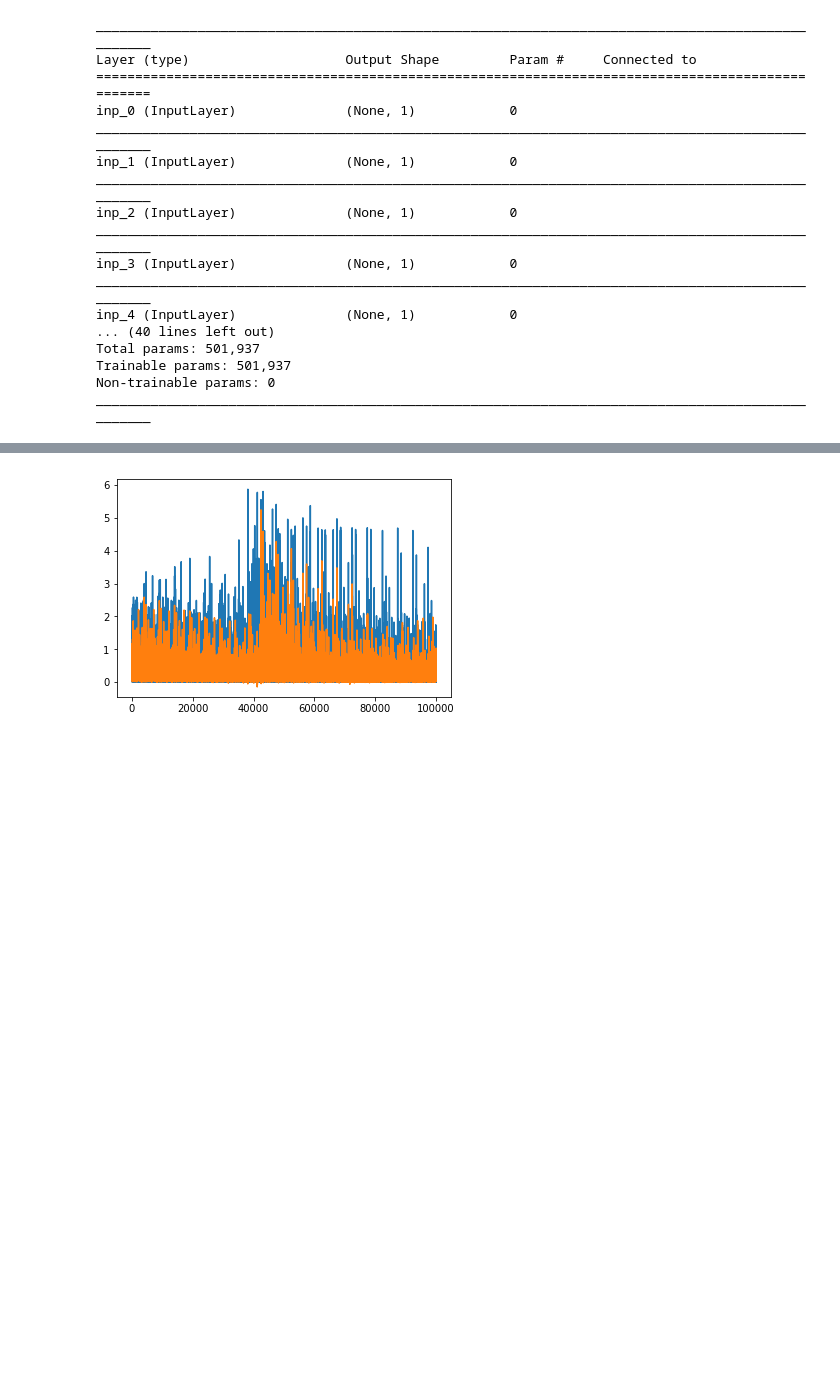
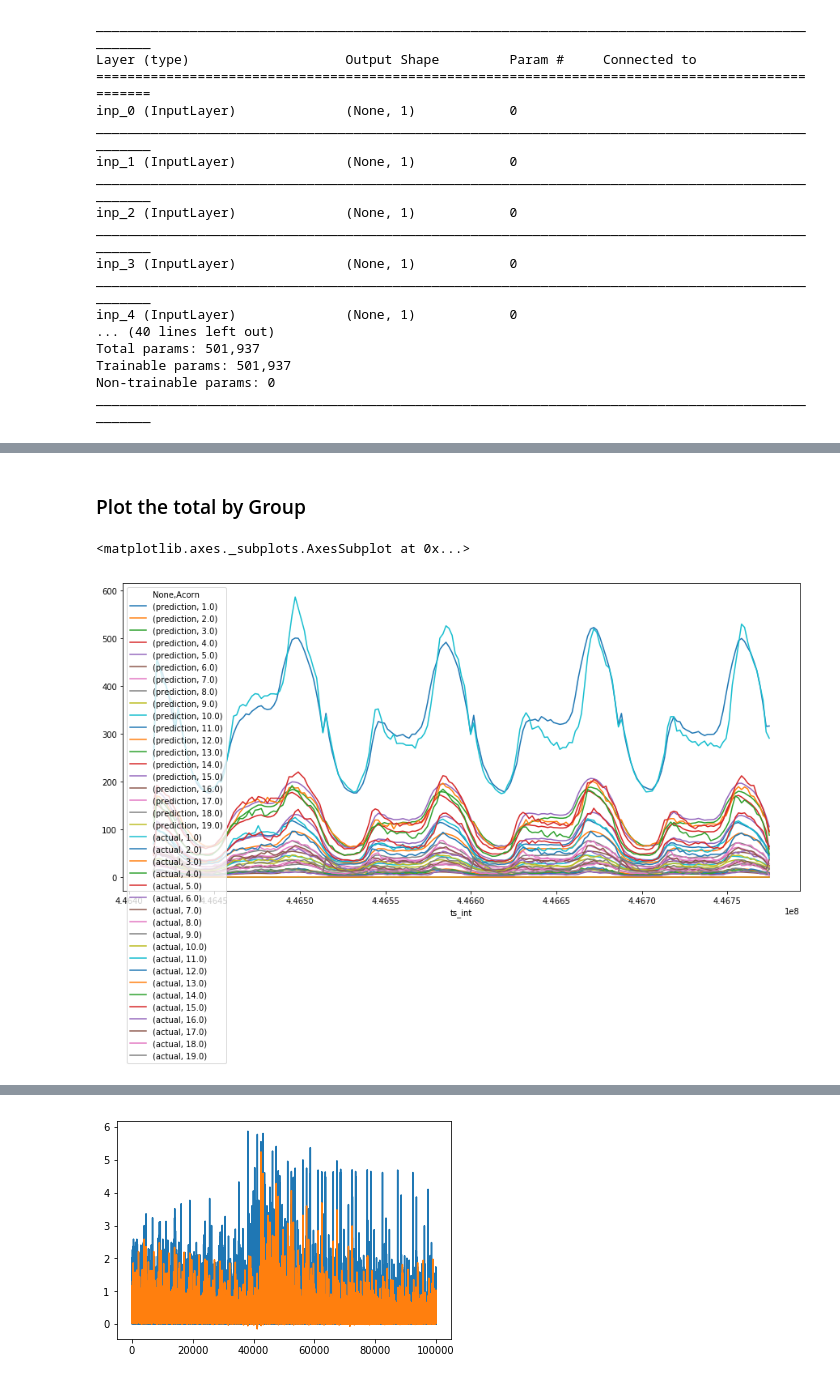
Before and after one commit to elfayoumi/westernpower-smartmeter, a Jupyter notebook: KerasModel2.ipynb, the cells around one changed output, grey strips where cells are left out. Drawn from its saved outputs; the diff is of its cells as text; code cells hidden in the pictures; blank space fills up the shorter version.

```diff
--- a/KerasModel2.ipynb
+++ b/KerasModel2.ipynb
@@ -184,3 +190,11 @@ plt.show()
+# %% [markdown]
+### Plot the total by Group
+# %%
+fig, ax = plt.subplots(figsize=(15,7))
+df.groupby(['ts_int', 'Acorn']).sum()[['prediction','actual']].unstack().plot(ax=ax)
+# %% [output]
+<matplotlib.axes._subplots.AxesSubplot at 0x...>
+[figure, added]
 # %%
 def ts_int_to_datetime(x):
     x=(x/(24*3600))
```
Also changed, not shown: parts of 9 cells of this notebook.
